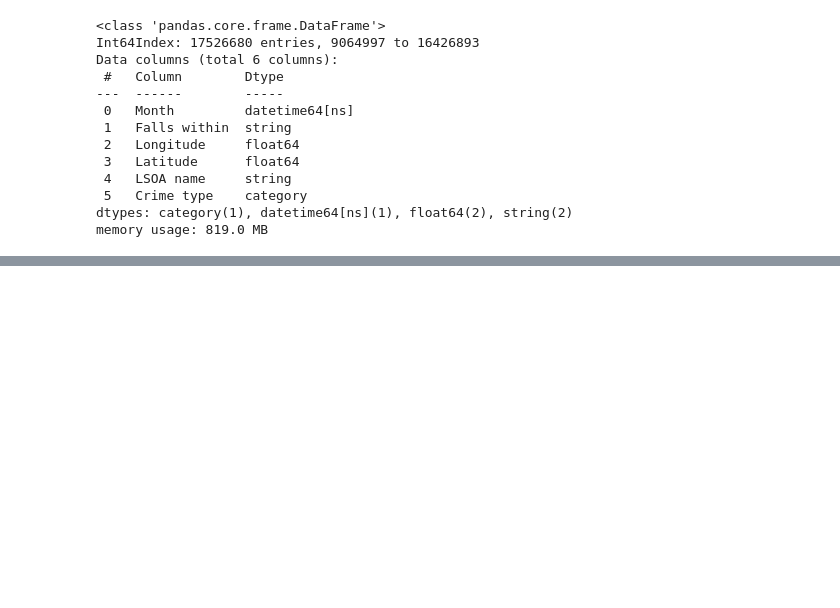
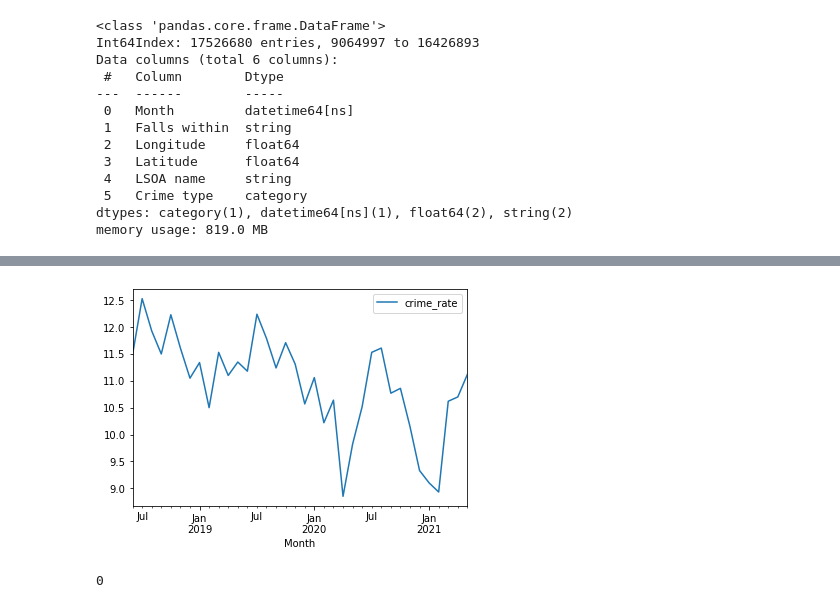
Before and after one commit to BrialFGD/projectUKcrime, a Jupyter notebook: notebooks/plotting_notebook_brial.ipynb, the cells around one changed output, grey strips where cells are left out. Cells and saved outputs as stored; diff of their text form; code cells hidden in the pictures; blank space fills up the shorter version.

```diff
--- a/notebooks/plotting_notebook_brial.ipynb
+++ b/notebooks/plotting_notebook_brial.ipynb
@@ -198,6 +199,7 @@ def get_crime_rate(force,force_df,city = None, crime = None):
     crime_count_df = get_crime_count(force_df = force_df,city = city, crime = crime)
     population = get_population(force = force, city = city)
     crime_count_df['crime_rate']=crime_count_df['crime_count'].apply(lambda x: round(x/population*1000,2))
+    crime_count_df.drop(columns = 'crime_count', inplace = True)
     return crime_count_df
 # %%
 crime_count_df1 = get_crime_rate(force1,force_df1)
@@ -772,0 +791,11 @@ merged_df.to_csv("../raw_data/mapplot_police_data.csv")
+# %%
+wy_crime_count_df = get_crime_rate('West Yorkshire Police',wy_df)
+wy_crime_count_df.plot();
+# %% [output]
+[figure, added]
+# %%
+#bradford_crime_count_df = get_crime_count(wy_df, city = 'Bradford')
+wy_df = wy_df.dropna(subset = ['LSOA name'], axis = 'rows')
+wy_df['LSOA name'].isna().sum()
+# %% [output]
+0
```
Also changed, not shown: parts of 23 cells of this notebook, 1 other file.
